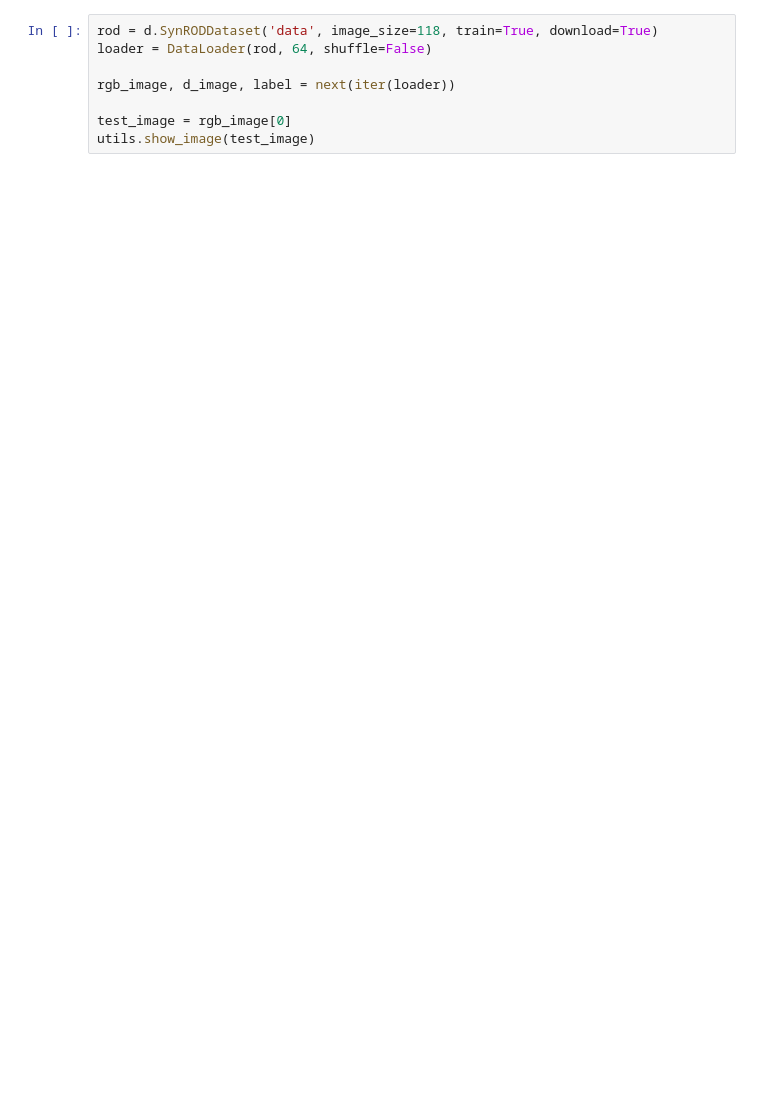
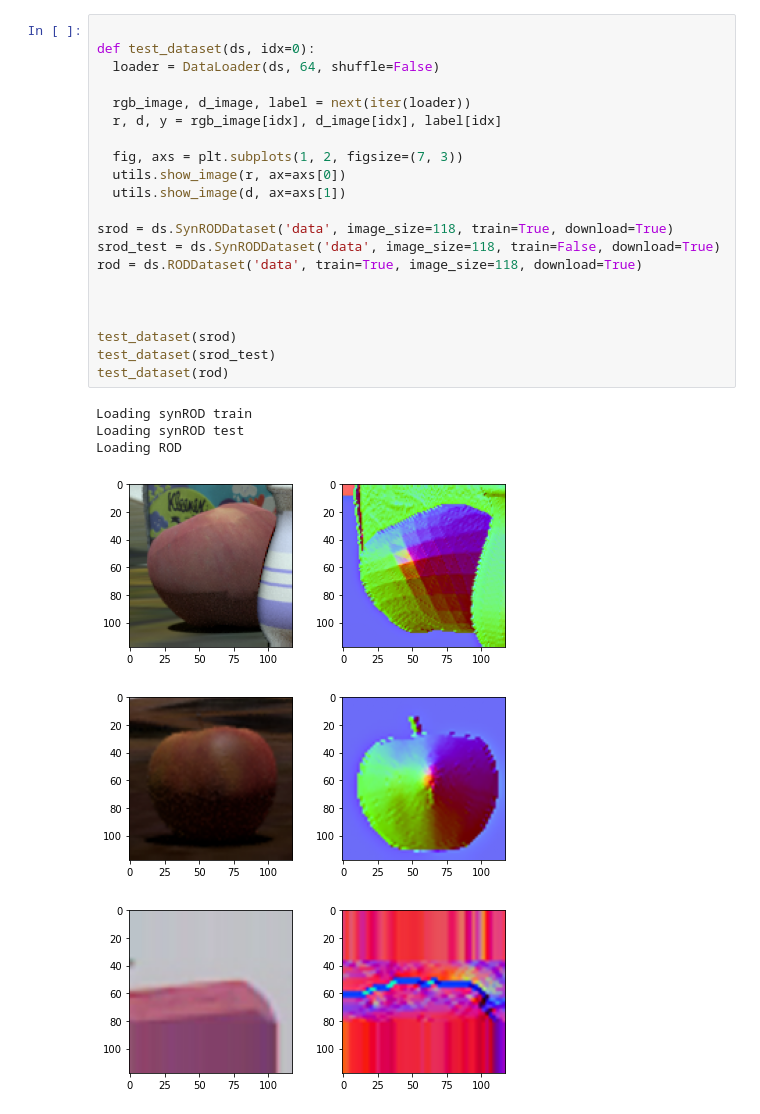
Before and after one commit to jackss011/mldl-project7, a Jupyter notebook: playground.ipynb, the cells around one changed output. Saved outputs shown, nothing was run; the diff lists cells and outputs as text; blank space fills up the shorter version.

```diff
--- a/playground.ipynb
+++ b/playground.ipynb
@@ -19,9 +24,29 @@ for i in range(torch.cuda.device_count()):
-# %%
-rod = d.SynRODDataset('data', image_size=118, train=True, download=True)
-loader = DataLoader(rod, 64, shuffle=False)
-
-rgb_image, d_image, label = next(iter(loader))
-
-test_image = rgb_image[0]
-utils.show_image(test_image)
+# %%
+
+def test_dataset(ds, idx=0):
+  loader = DataLoader(ds, 64, shuffle=False)
+
+  rgb_image, d_image, label = next(iter(loader))
+  r, d, y = rgb_image[idx], d_image[idx], label[idx]
+
+  fig, axs = plt.subplots(1, 2, figsize=(7, 3))
+  utils.show_image(r, ax=axs[0])
+  utils.show_image(d, ax=axs[1])
+
+srod = ds.SynRODDataset('data', image_size=118, train=True, download=True)
+srod_test = ds.SynRODDataset('data', image_size=118, train=False, download=True)
+rod = ds.RODDataset('data', train=True, image_size=118, download=True)
+
+
+
+test_dataset(srod)
+test_dataset(srod_test)
+test_dataset(rod)
+# %% [output]
+Loading synROD train
+Loading synROD test
+Loading ROD
+[figure, added]
+[figure, added]
+[figure, added]
 # %%
```
Also changed, not shown: parts of 4 cells of this notebook, 1 other file.
